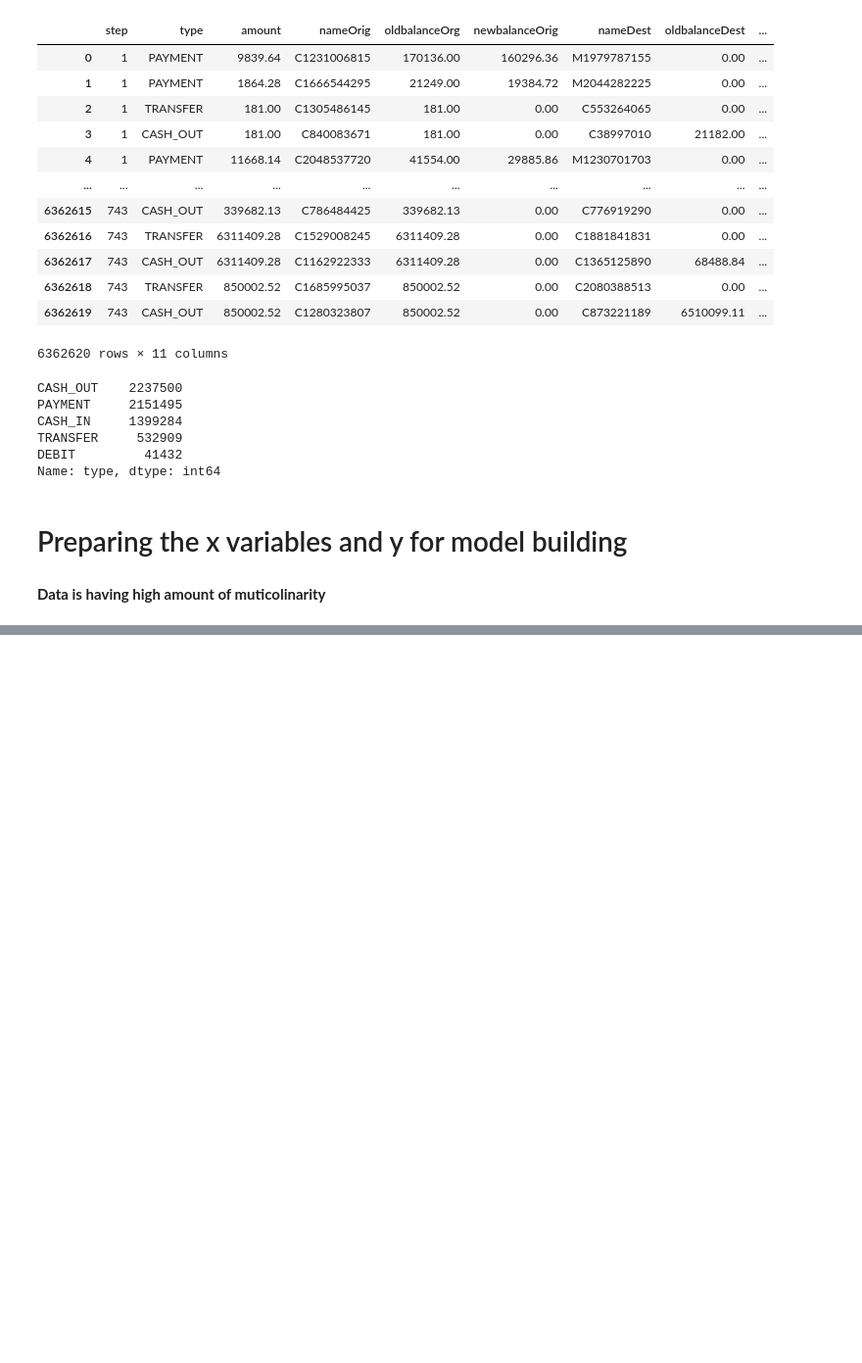
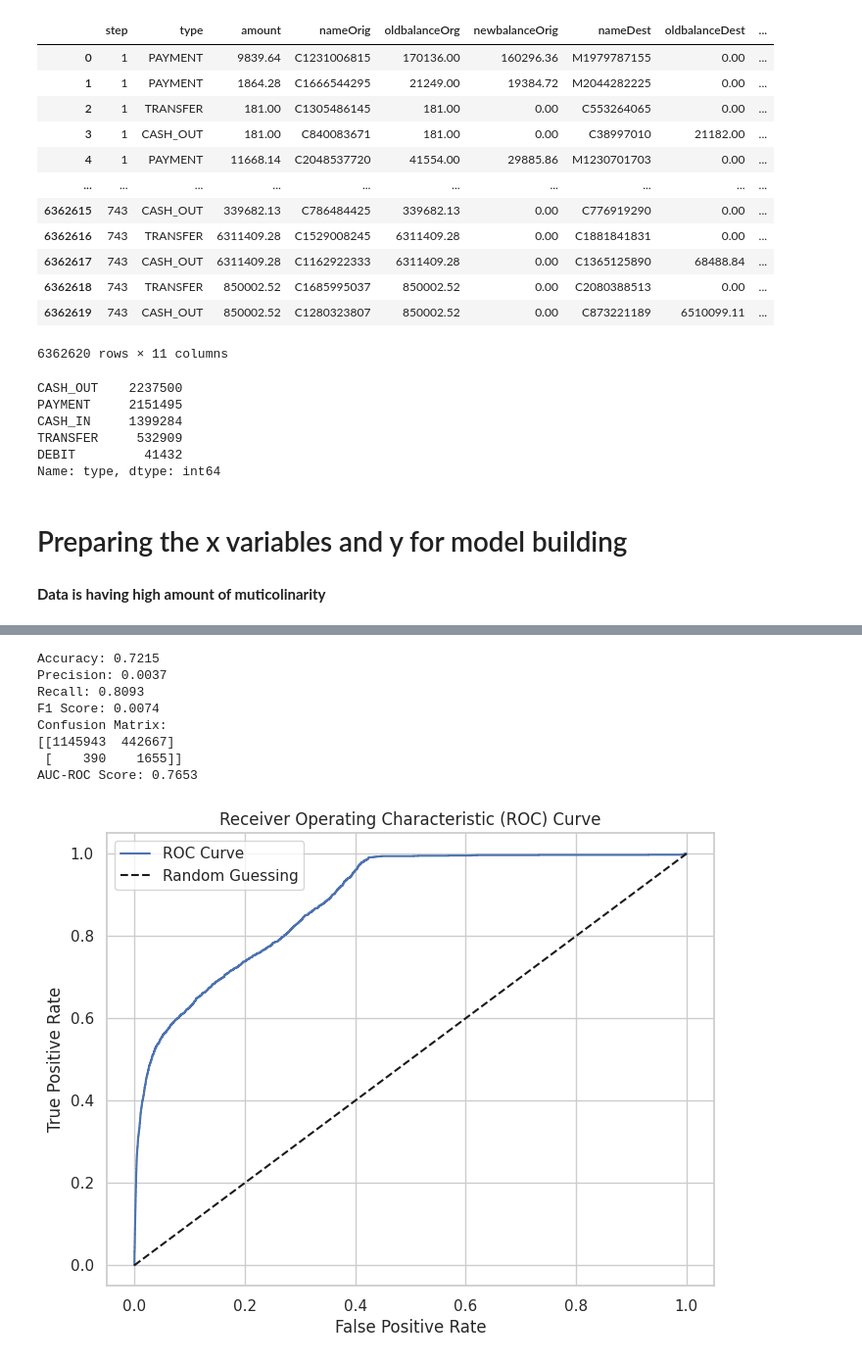
Before and after one commit to jay-D-Deshmukh/Credit-Card-Fraud-Detection, a Jupyter notebook: Fraud.ipynb, the cells around one changed output, grey strips where cells are left out. Shown at 98% size. Saved outputs shown, nothing was run; the diff lists cells and outputs as text; code cells hidden in the pictures; blank space fills up the shorter version.

```diff
--- a/Fraud.ipynb
+++ b/Fraud.ipynb
@@ -391,0 +422,2 @@ data['type'] = data['type'].apply(convert)
+# %%
+x_data = data[['amount','type','step','oldbalanceOrg',	'newbalanceOrig'	,'oldbalanceDest','newbalanceDest','isFlaggedFraud']]
@@ -391,0 +487,57 @@ data['type'] = data['type'].apply(convert)
+# %%
+x = X
+y = data['isFraud']
+# %%
+X_train, X_test, y_train, y_test = train_test_split(x, y, test_size=0.25, random_state=42)
+# %%
+scaler = MinMaxScaler()
+
+# Fit the scaler on the training data and transform it
+X_train_scaled = scaler.fit_transform(X_train)
+
+# Transform the test data (do NOT fit again)
+X_test_scaled = scaler.transform(X_test)
+# %%
+
+logistic_regression = LogisticRegression(random_state=42,class_weight='balanced')
+logistic_regression.fit(X_train_scaled, y_train)
+
+# Step 3: Predict on the test set
+y_pred = logistic_regression.predict(X_test_scaled)
+
+# Step 4: Evaluate the model
+accuracy = accuracy_score(y_test, y_pred)
+precision = precision_score(y_test, y_pred)
+recall = recall_score(y_test, y_pred)
+f1 = f1_score(y_test, y_pred)
+confusion = confusion_matrix(y_test, y_pred)
+roc_auc = roc_auc_score(y_test, y_pred)
+
+print(f"Accuracy: {accuracy:.4f}")
+print(f"Precision: {precision:.4f}")
+print(f"Recall: {recall:.4f}")
+print(f"F1 Score: {f1:.4f}")
+print(f"Confusion Matrix:\n{confusion}")
+print(f"AUC-ROC Score: {roc_auc:.4f}")
+
+# Step 5: Plot ROC Curve
+fpr, tpr, thresholds = roc_curve(y_test, logistic_regression.predict_proba(X_test_scaled)[:,1])
+
+plt.figure(figsize=(8, 6))
+plt.plot(fpr, tpr, label='ROC Curve')
+plt.plot([0, 1], [0, 1], 'k--', label='Random Guessing')
+plt.xlabel('False Positive Rate')
+plt.ylabel('True Positive Rate')
+plt.title('Receiver Operating Characteristic (ROC) Curve')
+plt.legend()
+plt.show()
+# %% [output]
+Accuracy: 0.7215
+Precision: 0.0037
+Recall: 0.8093
+F1 Score: 0.0074
+Confusion Matrix:
+[[1145943  442667]
+ [    390    1655]]
+AUC-ROC Score: 0.7653
+[figure, added]
```
Also changed, not shown: parts of 8 cells of this notebook.
